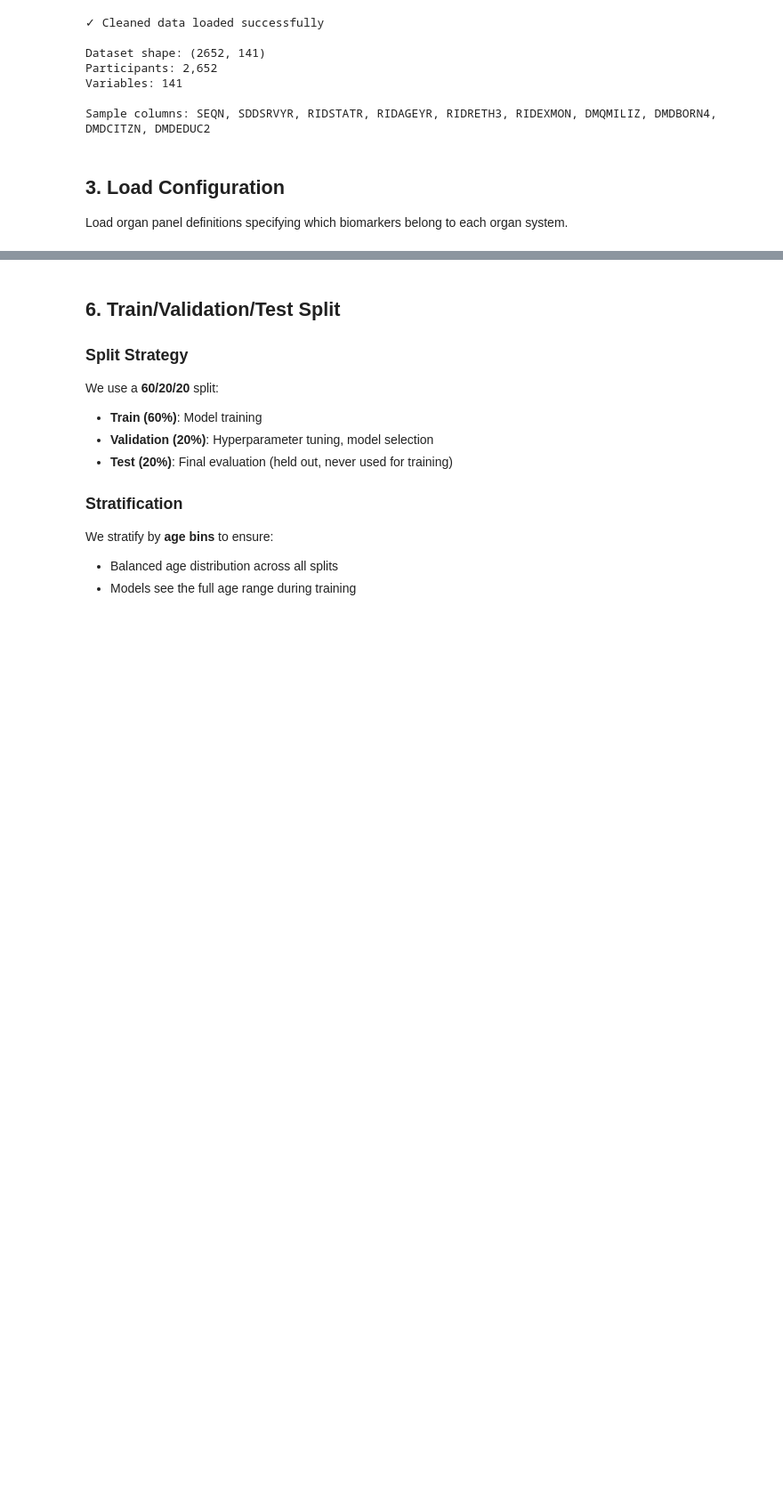
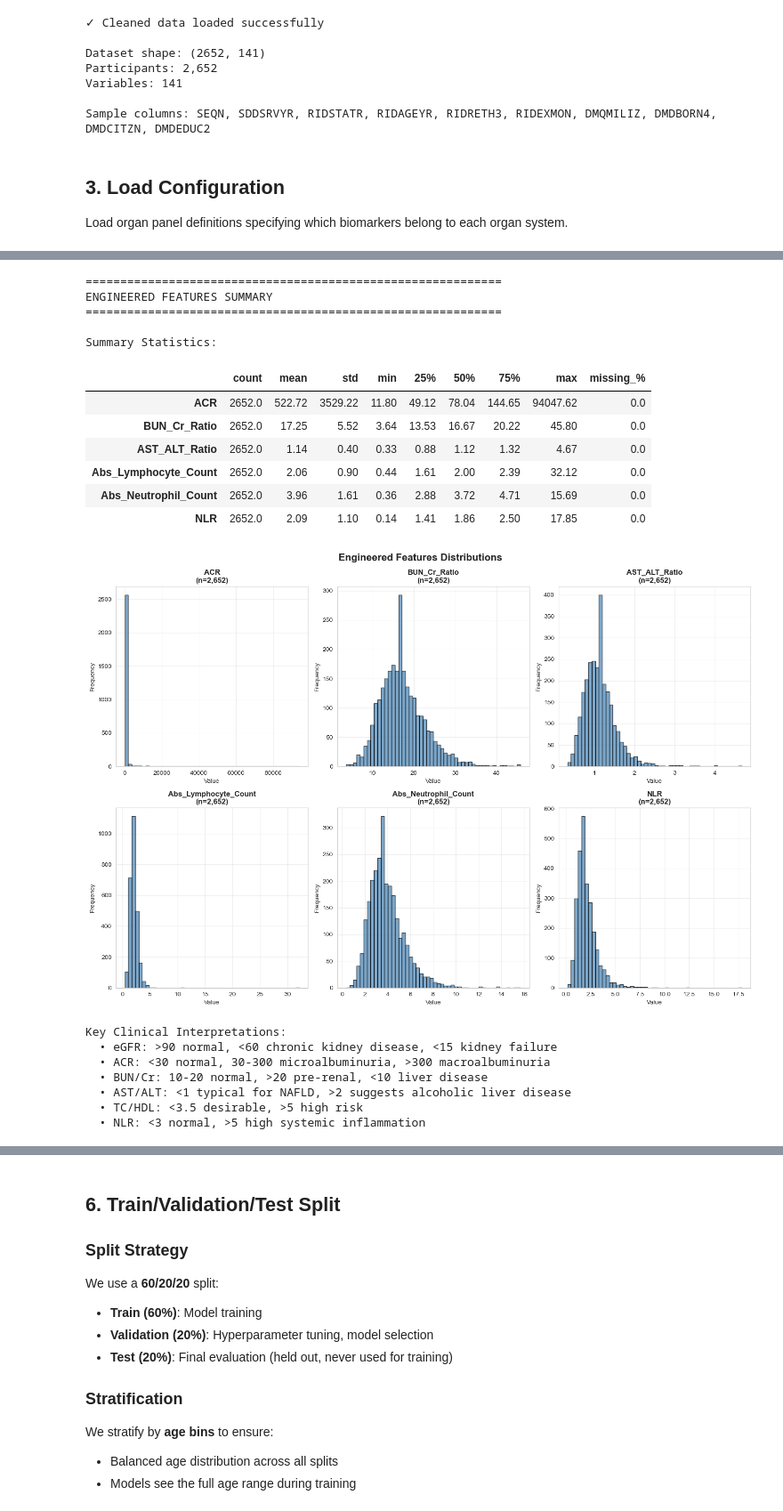
Before and after one commit to BawstosAI/Vitalist, a Jupyter notebook: notebooks/02_feature_engineering_organs.ipynb, the cells around one changed output, grey strips where cells are left out. Shown at 89% size. Cells and saved outputs as stored; diff of their text form; code cells hidden in the pictures; blank space fills up the shorter version.

```diff
--- a/notebooks/02_feature_engineering_organs.ipynb
+++ b/notebooks/02_feature_engineering_organs.ipynb
@@ -159 +358,77 @@ Target variable: RIDAGEYR
+# %%
+# Display summary statistics for engineered features
+if df is not None:
+    engineered_features = [
+        'eGFR', 'ACR', 'BUN_Cr_Ratio',
+        'AST_ALT_Ratio',
+        'Non_HDL', 'TC_HDL_Ratio', 'TG_HDL_Ratio',
+        'Abs_Lymphocyte_Count', 'Abs_Neutrophil_Count',
+        'NLR'
+    ]
+
+    # Filter to features that actually exist
+    existing_eng_features = [f for f in engineered_features if f in df.columns]
+
+    if existing_eng_features:
+        print("\n" + "=" * 60)
+        print("ENGINEERED FEATURES SUMMARY")
+        print("=" * 60)
+
+        summary_stats = df[existing_eng_features].describe().T
+        summary_stats['missing_%'] = (df[existing_eng_features].isna().sum() / len(df) * 100).values
+
+        print("\nSummary Statistics:")
+        display(summary_stats[['count', 'mean', 'std', 'min', '25%', '50%', '75%', 'max', 'missing_%']].round(2))
+
+        # Visualize a few key engineered features
+        fig, axes = plt.subplots(2, 3, figsize=(15, 10))
+        axes = axes.ravel()
+
+        plot_features = existing_eng_features[:6]  # Plot first 6
+
+        for idx, feature in enumerate(plot_features):
+            if idx < len(axes):
+                data = df[feature].dropna()
+                axes[idx].hist(data, bins=50, edgecolor='black', alpha=0.7, color='steelblue')
+                axes[idx].set_title(f'{feature}\n(n={len(data):,})', fontweight='bold')
+                axes[idx].set_xlabel('Value')
+                axes[idx].set_ylabel('Frequency')
+                axes[idx].grid(alpha=0.3)
+
+        # Hide unused subplots
+        for idx in range(len(plot_features), len(axes)):
+            axes[idx].axis('off')
+
+        plt.tight_layout()
+        plt.suptitle('Engineered Features Distributions', fontsize=16, fontweight='bold', y=1.02)
+        plt.show()
+
+        print("\nKey Clinical Interpretations:")
+        print("  • eGFR: >90 normal, <60 chronic kidney disease, <15 kidney failure")
+        print("  • ACR: <30 normal, 30-300 microalbuminuria, >300 macroalbuminuria")
+        print("  • BUN/Cr: 10-20 normal, >20 pre-renal, <10 liver disease")
+        print("  • AST/ALT: <1 typical for NAFLD, >2 suggests alcoholic liver disease")
+        print("  • TC/HDL: <3.5 desirable, >5 high risk")
+        print("  • NLR: <3 normal, >5 high systemic inflammation")
+# %% [output]
+============================================================
+ENGINEERED FEATURES SUMMARY
+============================================================
+
+Summary Statistics:
+|  | count | mean | std | min | 25% | 50% | 75% | max | missing_% |
+| ACR | 2652.0 | 522.72 | 3529.22 | 11.80 | 49.12 | 78.04 | 144.65 | 94047.62 | 0.0 |
+| BUN_Cr_Ratio | 2652.0 | 17.25 | 5.52 | 3.64 | 13.53 | 16.67 | 20.22 | 45.80 | 0.0 |
+| AST_ALT_Ratio | 2652.0 | 1.14 | 0.40 | 0.33 | 0.88 | 1.12 | 1.32 | 4.67 | 0.0 |
+| Abs_Lymphocyte_Count | 2652.0 | 2.06 | 0.90 | 0.44 | 1.61 | 2.00 | 2.39 | 32.12 | 0.0 |
+| Abs_Neutrophil_Count | 2652.0 | 3.96 | 1.61 | 0.36 | 2.88 | 3.72 | 4.71 | 15.69 | 0.0 |
+| NLR | 2652.0 | 2.09 | 1.10 | 0.14 | 1.41 | 1.86 | 2.50 | 17.85 | 0.0 |
+[figure, added]
+Key Clinical Interpretations:
+  • eGFR: >90 normal, <60 chronic kidney disease, <15 kidney failure
+  • ACR: <30 normal, 30-300 microalbuminuria, >300 macroalbuminuria
+  • BUN/Cr: 10-20 normal, >20 pre-renal, <10 liver disease
+  • AST/ALT: <1 typical for NAFLD, >2 suggests alcoholic liver disease
+  • TC/HDL: <3.5 desirable, >5 high risk
+  • NLR: <3 normal, >5 high systemic inflammation
 # %% [markdown]
```
Also changed, not shown: parts of 11 cells of this notebook, 47 other files.
